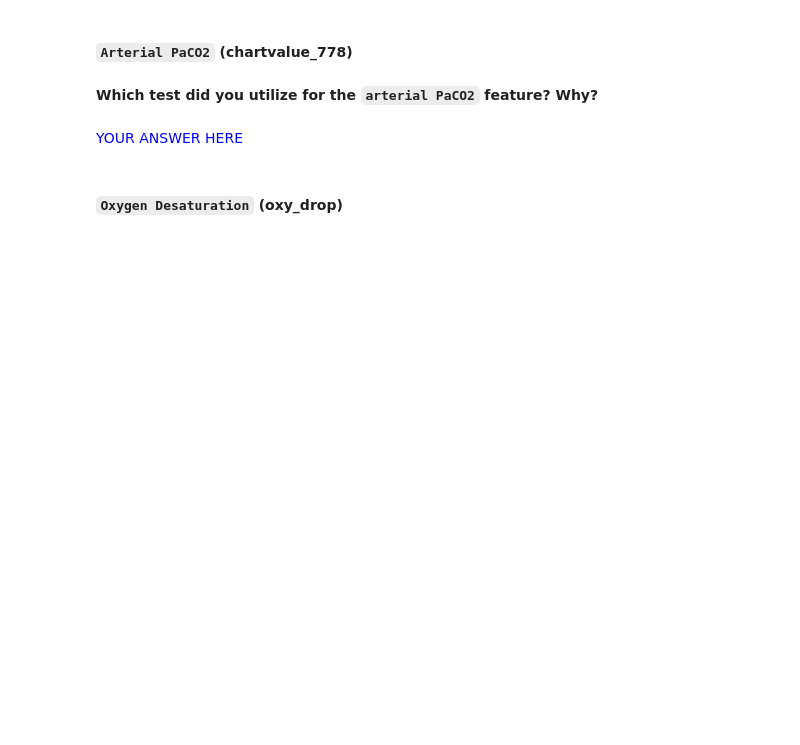
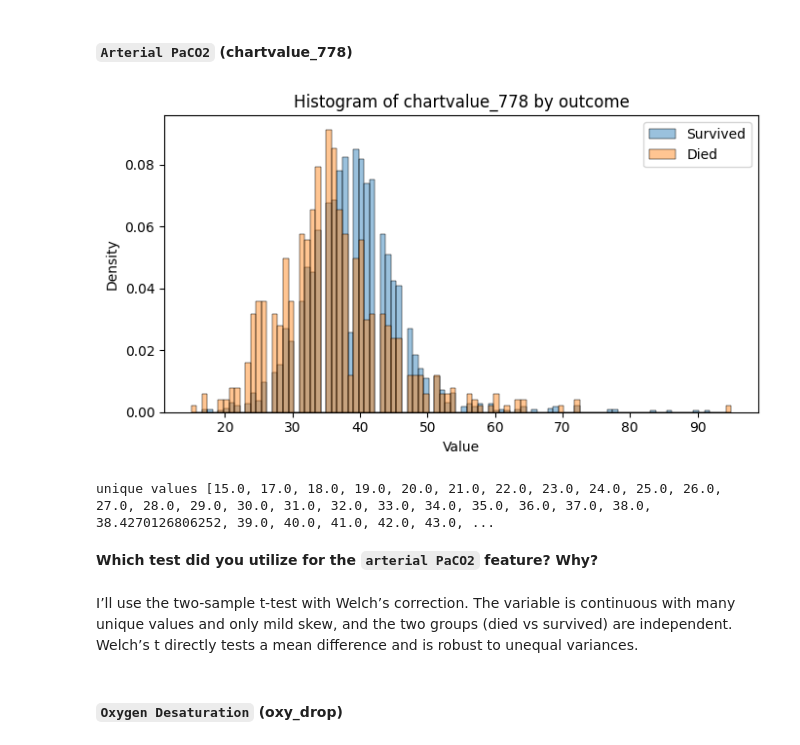
Before and after one commit to nick-allen21/BMDS215, a Jupyter notebook: A5/5-Associative-Analysis-python_version.ipynb, the cells around one changed output. Drawn from its saved outputs; the diff is of its cells as text; code cells hidden in the pictures; blank space fills up the shorter version.

```diff
--- a/A5/5-Associative-Analysis-python_version.ipynb
+++ b/A5/5-Associative-Analysis-python_version.ipynb
@@ -298,0 +408,5 @@ from scipy.stats import ttest_ind, fisher_exact, chi2_contingency, mannwhitneyu
+# %%
+plot_hist_for_dead_v_live("chartvalue_778")
+# %% [output]
+[figure, added]
+unique values [15.0, 17.0, 18.0, 19.0, 20.0, 21.0, 22.0, 23.0, 24.0, 25.0, 26.0, 27.0, 28.0, 29.0, 30.0, 31.0, 32.0, 33.0, 34.0, 35.0, 36.0, 37.0, 38.0, 38.4270126806252, 39.0, 40.0, 41.0, 42.0, 43.0, ...
@@ -299,6 +421,6 @@ from scipy.stats import ttest_ind, fisher_exact, chi2_contingency, mannwhitneyu
 # %% [markdown]
 **Which test did you utilize for the `arterial PaCO2` feature? Why?**
-# %% [markdown]
-<span style="color:blue;"> YOUR ANSWER HERE </span>
+# %% [markdown]
+I’ll use the two-sample t-test with Welch’s correction. The variable is continuous with many unique values and only mild skew, and the two groups (died vs survived) are independent. Welch’s t directly tests a mean difference and is robust to unequal variances.
 # %% [markdown]
 #### `Oxygen Desaturation` (oxy_drop)
```
Also changed, not shown: parts of 61 cells of this notebook, 6 other files.
